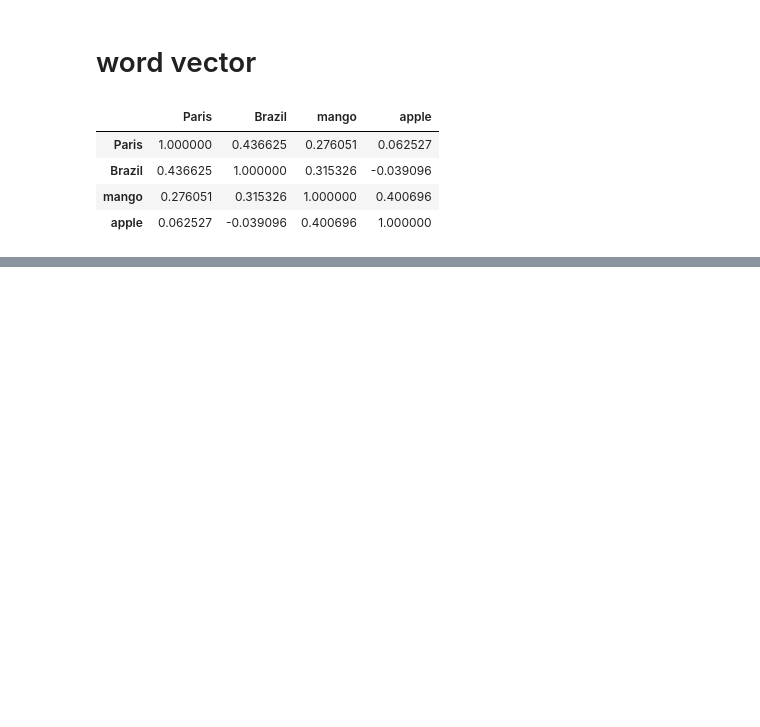
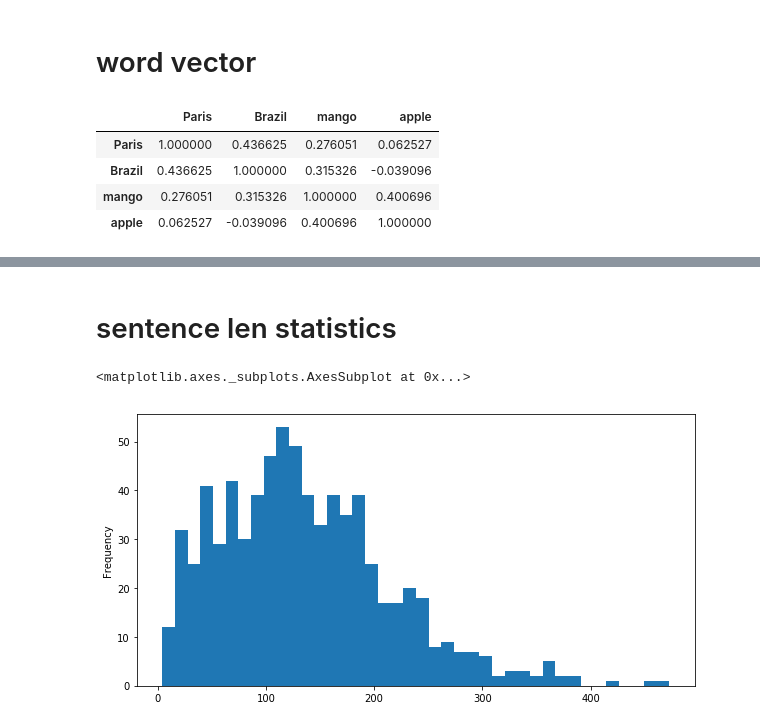
Before and after one commit to abevieiramota/learning-spacy, a Jupyter notebook: 0 - Spacy.ipynb, the cells around one changed output, grey strips where cells are left out. Drawn from its saved outputs; the diff is of its cells as text; code cells hidden in the pictures; blank space fills up the shorter version.

```diff
--- a/0 - Spacy.ipynb
+++ b/0 - Spacy.ipynb
@@ -238,0 +228,7 @@ list(candidate)
+# %%
+nlp = spacy.load('en_core_web_lg')
+# %%
+with open('data/pg50133 - cleaned.txt') as f:
+
+    # https://chartbeat-labs.github.io/textacy/api_reference.html#textacy.preprocess.normalize_whitespace
+    hp = nlp(f.read().replace('\n', ' '))
@@ -238,0 +253,7 @@ list(candidate)
+# %% [markdown]
+# sentence len statistics
+# %%
+pd.Series((len(sent.string) for sent in hp.sents)).plot.hist(bins=40, figsize=(10, 5))
+# %% [output]
+<matplotlib.axes._subplots.AxesSubplot at 0x...>
+[figure, added]
```
Also changed, not shown: parts of 91 cells of this notebook, 5 other files.
